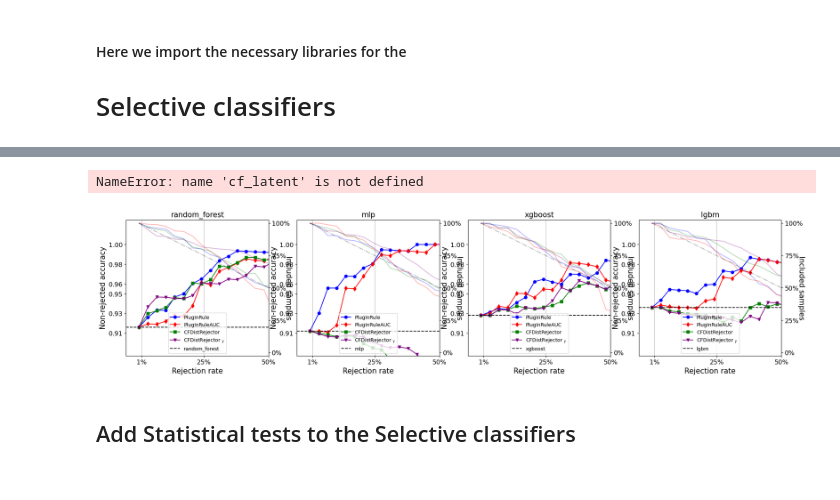
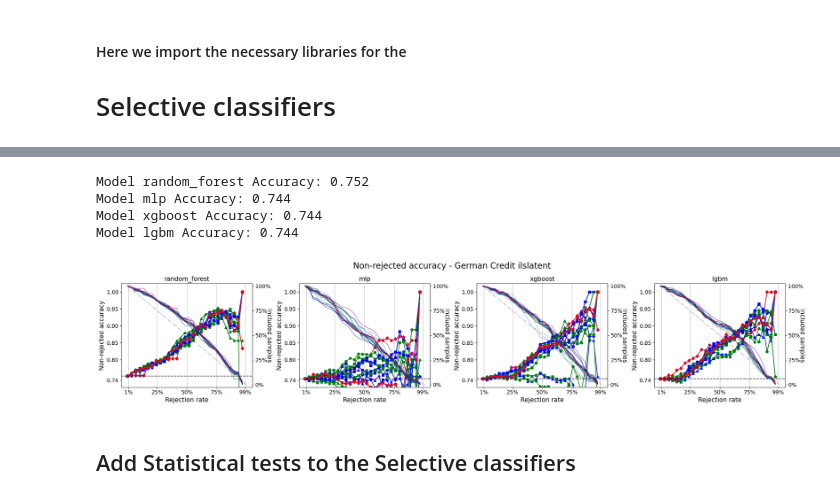
Before and after one commit to clarapunzi/SC-CE, a Jupyter notebook: 4_selective_classifiers.ipynb, the cells around one changed output, grey strips where cells are left out. Cells and saved outputs as stored; diff of their text form; code cells hidden in the pictures.

Commit message:
updated the notebook for the selective classifers (corrected the gamma error)

```diff
--- a/4_selective_classifiers.ipynb
+++ b/4_selective_classifiers.ipynb
@@ -35,15 +35,15 @@ config = utl.load_config('config.yaml')
 cf_results = config['paths']['counterfactuals']
 
 
+dt_name = 'adult48k'
+dt_name = "toy_dataset"
 dt_name = "german_credit"
-dt_name = "toy_dataset"
-
 cf_method = 'ils'#dice or 'debug'
-cf_latent = False
+cf_latent = True
 
 
 name_dataset = {"german_credit": "German Credit",
-                "adult": "Adult",
+                "adult48k": "Adult",
                 "toy_dataset":"Toy Dataset",
                 }[dt_name]
 cf_results
@@ -284,6 +294,6 @@ metric_dicts = {
     "included_samples":included_samples
 }
 # %%
-included_samples["mlp"].keys()
-selected_l2_rejectors_distances.keys()
+for k in included_samples["mlp"].keys():
+    print(k)#selected_l2_rejectors_distances.keys()
 # %% [output]
@@ -398,7 +616,7 @@ Model mlp
 # %%
-markers = ["o","d","s","v","^","p"]
-colors = ["blue","red","green","purple"]
-markers = markers*10
+markers = ["o","d","s","v","^","p"]*100
+colors = ["blue","red","green","purple"]*100
+markers = markers*100
 # %%
 from typing import Any, Dict
 from OLD_src.Lib.L2R.code.model_agnostic import PlugInRule, PlugInRuleAUC, SCRoss
@@ -412,7 +630,7 @@ fig, ax = plt.subplots(1,#len(models.keys())//2,
 ax = ax.flatten()
 for jj,k in enumerate(models.keys()):
     axx2 = ax[jj].twinx()
-    for selective_k,marker,color in zip(["PlugInRule","PlugInRuleAUC","CFDistRejector","CFDistRejector_gamma"],
+    for selective_k,marker,color in zip(rejected_by_coverage[k].keys(),
                                         markers,
                                         colors):
         rejected_acc = rejected_by_coverage[k][selective_k]
@@ -443,37 +661,40 @@ for jj,k in enumerate(models.keys()):
         included_samp = included_samples[k][selective_k]
         axx2.plot(np.arange(target_coverages_n)/target_coverages_n, included_samp,
                     label="% samples",
 
                     color=color,
                     linestyle="-",alpha=0.3)
 
     axx2.set_ylabel("Included samples",fontsize=15,rotation=270)
     # set the yticks to be 0, 25 % , 50 %, 75 % and 100 %
     axx2.set_yticks([0,0.25,0.5,0.75,1])
     # add the percentage sign
         # to be ure add the "target" rejection rate as a diagonal line
     axx2.set_yticklabels(['0%','25%','50%','75%','100%'], fontsize=13)
     # place grid on the y axis
     ax[jj].grid()
     axx2.set_ylim(-0.025,1.025)
-    ax[jj].set_xlim(-0.05,.5)
+    #ax[jj].set_xlim(-0.05,.5)
     ax[jj].axhline(all_original_scores[k],linestyle="--",
         color="black",label=k)
     axx2.plot([0,1],[1,0],color="black",linestyle="-.",alpha=0.3)
-    ax[jj].legend(loc="lower center")
+    #ax[jj].legend(loc="lower center")
     # plot the y grid
     ax[jj].grid(axis='y')
 plt.suptitle("Non-rejected accuracy - " + name_dataset +" "+ cf_method + ("latent" if cf_latent else ""),fontsize=20)
 plt.tight_layout()
 for k in models.keys():
     # roc = roc_auc_score(splits['y_test'], models[k].predict_proba(splits['X_test'])[:,1]).round(2)
     # print(f"Model {k} ROC AUC: {roc}")
     acc = accuracy_score(splits['y_test'], models[k].predict(splits['X_test'])).round(4)
     print(f"Model {k} Accuracy: {acc}")
 plt.show()
 # %% [output]
-NameError: name 'cf_latent' is not defined
+Model random_forest Accuracy: 0.752
+Model mlp Accuracy: 0.744
+Model xgboost Accuracy: 0.744
+Model lgbm Accuracy: 0.744
-[figure, old version]
+[figure, new version]
 # %% [markdown]
 ## Add Statistical tests to the Selective classifiers
 # %%
```
Also changed, not shown: parts of 13 cells of this notebook, 4 other files.
